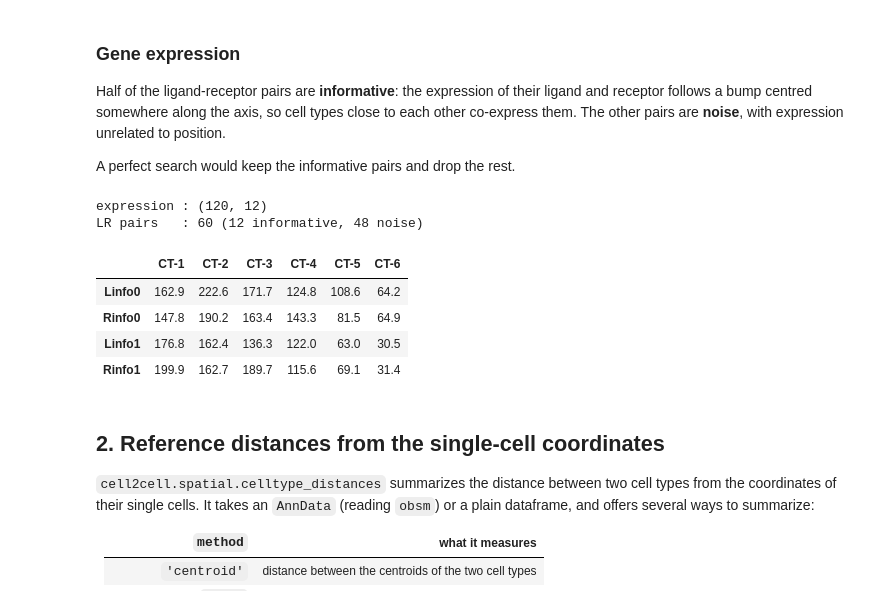
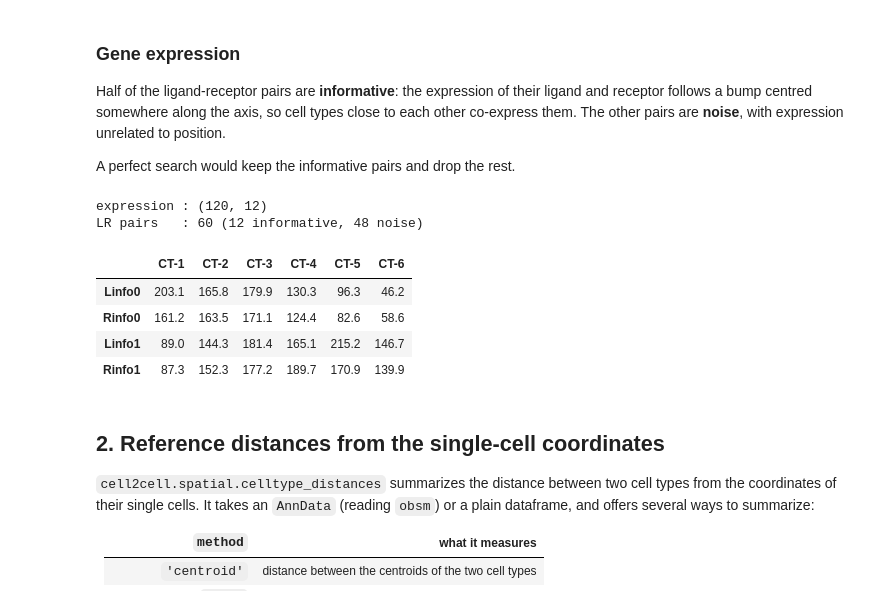
Before and after one commit to earmingol/cell2cell, a Jupyter notebook: docs/tutorials/Genetic-Algorithm-LR-Selection.ipynb, the cells around one changed output. Saved outputs shown, nothing was run; the diff lists cells and outputs as text; code cells hidden in the pictures.

```diff
--- a/docs/tutorials/Genetic-Algorithm-LR-Selection.ipynb
+++ b/docs/tutorials/Genetic-Algorithm-LR-Selection.ipynb
@@ -88,36 +92,37 @@ A perfect search would keep the informative pairs and drop the rest.
 # %%
 n_informative, n_noise = 12, 48
 
 genes, profiles, pairs = [], [], []
+informative_centres = rng.uniform(0, 100, n_informative)   # kept for section 6
 
 for k in range(n_informative):
-    centre = rng.uniform(0, 100)
+    centre = informative_centres[k]
     bump = 200 * np.exp(-((positions - centre) ** 2) / (2 * 22.0 ** 2))
     for tag in ('L', 'R'):
         genes.append('{}info{}'.format(tag, k))
         profiles.append(bump * rng.uniform(0.8, 1.2, n_celltypes))
     pairs.append(('Linfo{}'.format(k), 'Rinfo{}'.format(k)))
 
 for k in range(n_noise):
     for tag in ('L', 'R'):
         genes.append('{}noise{}'.format(tag, k))
         profiles.append(rng.uniform(0, 200, n_celltypes))
     pairs.append(('Lnoise{}'.format(k), 'Rnoise{}'.format(k)))
 
 rnaseq = pd.DataFrame(np.vstack(profiles), index=genes, columns=celltypes)
 lr_pairs = pd.DataFrame(pairs, columns=['A', 'B'])
 
 print('expression :', rnaseq.shape)
 print('LR pairs   :', lr_pairs.shape[0], '({} informative, {} noise)'.format(n_informative, n_noise))
 rnaseq.iloc[:4, :6].round(1)
 # %% [output]
 expression : (120, 12)
 LR pairs   : 60 (12 informative, 48 noise)
 |  | CT-1 | CT-2 | CT-3 | CT-4 | CT-5 | CT-6 |
-| Linfo0 | 162.9 | 222.6 | 171.7 | 124.8 | 108.6 | 64.2 |
-| Rinfo0 | 147.8 | 190.2 | 163.4 | 143.3 | 81.5 | 64.9 |
-| Linfo1 | 176.8 | 162.4 | 136.3 | 122.0 | 63.0 | 30.5 |
-| Rinfo1 | 199.9 | 162.7 | 189.7 | 115.6 | 69.1 | 31.4 |
+| Linfo0 | 203.1 | 165.8 | 179.9 | 130.3 | 96.3 | 46.2 |
+| Rinfo0 | 161.2 | 163.5 | 171.1 | 124.4 | 82.6 | 58.6 |
+| Linfo1 | 89.0 | 144.3 | 181.4 | 165.1 | 215.2 | 146.7 |
+| Rinfo1 | 87.3 | 152.3 | 177.2 | 189.7 | 170.9 | 139.9 |
 # %% [markdown]
 ## 2. Reference distances from the single-cell coordinates
 
```
Also changed, not shown: parts of 33 cells of this notebook, 5 other files.
